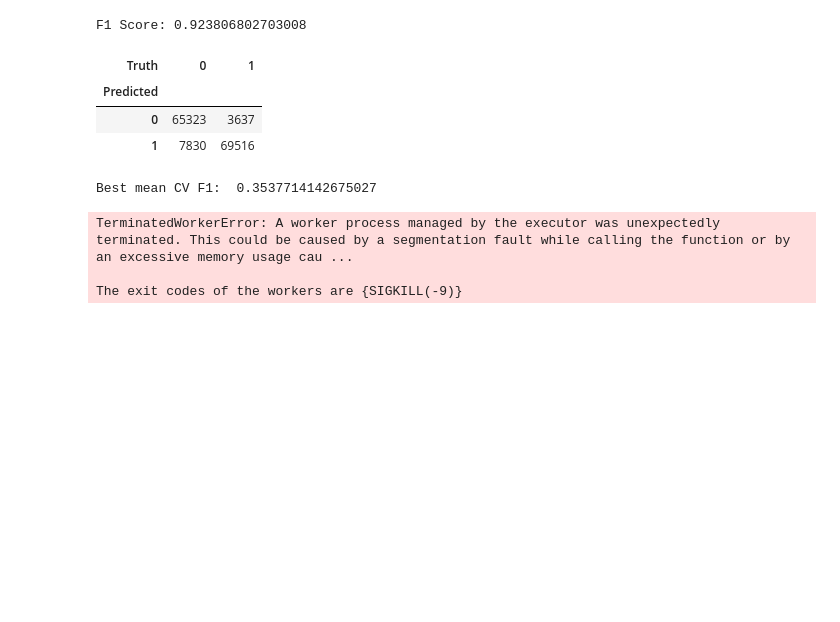
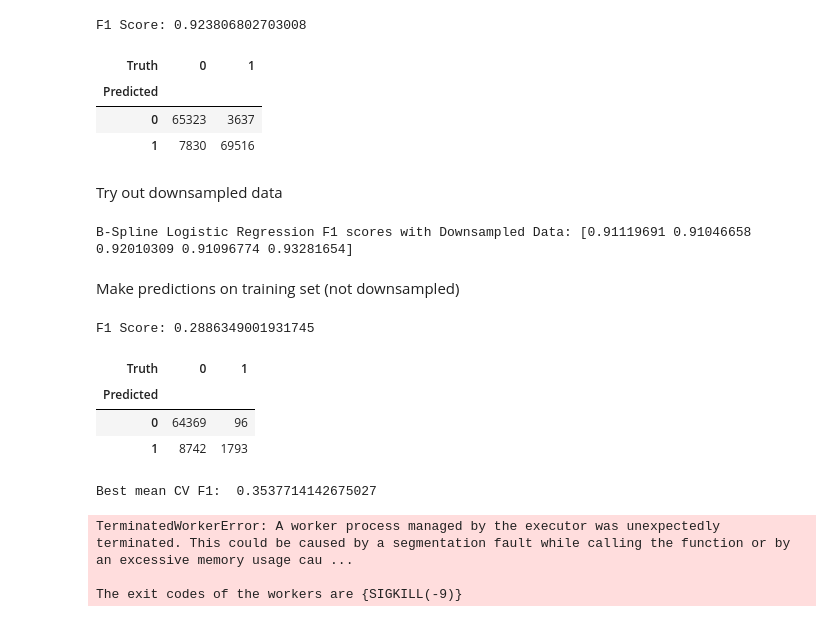
Before and after one commit to ecooper-cu/stat-5610-project, a Jupyter notebook: models/Spline_Models_EC.ipynb, the cells around one changed output. Drawn from its saved outputs; the diff is of its cells as text; code cells hidden in the pictures; blank space fills up the shorter version.

```diff
--- a/models/Spline_Models_EC.ipynb
+++ b/models/Spline_Models_EC.ipynb
@@ -129,0 +111,28 @@ submission.to_csv("solution.csv", index = False)
+# %% [markdown]
+Try out downsampled data
+# %%
+# B-Spline Logistic Regression
+rus = RandomUnderSampler(random_state=0)
+x_train_rus, y_train_rus = rus.fit_resample(x_train, y_train)
+
+spline = SplineTransformer(degree=4, n_knots=4, include_bias=False)
+model = Pipeline([('spline', spline), ('logistic', LogisticRegression(penalty='l2', C=8, max_iter = 1000))])
+
+scores = cross_val_score(model, x_train_rus, y_train_rus, cv=5, scoring = 'f1')
+print("B-Spline Logistic Regression F1 scores with Downsampled Data:", scores)
+# %% [output]
+B-Spline Logistic Regression F1 scores with Downsampled Data: [0.91119691 0.91046658 0.92010309 0.91096774 0.93281654]
+# %% [markdown]
+Make predictions on training set (not downsampled)
+# %%
+model.fit(x_train_rus, y_train_rus)
+preds = model.predict(x_train)
+f1 = f1_score(y_train, preds)
+print(f"F1 Score: {f1}")
+confusion_table(preds, y_train)
+# %% [output]
+F1 Score: 0.2886349001931745
+| Truth | 0 | 1 |
+| Predicted |  |  |
+| 0 | 64369 | 96 |
+| 1 | 8742 | 1793 |
```
Also changed, not shown: parts of 3 cells of this notebook, 1 other file.
